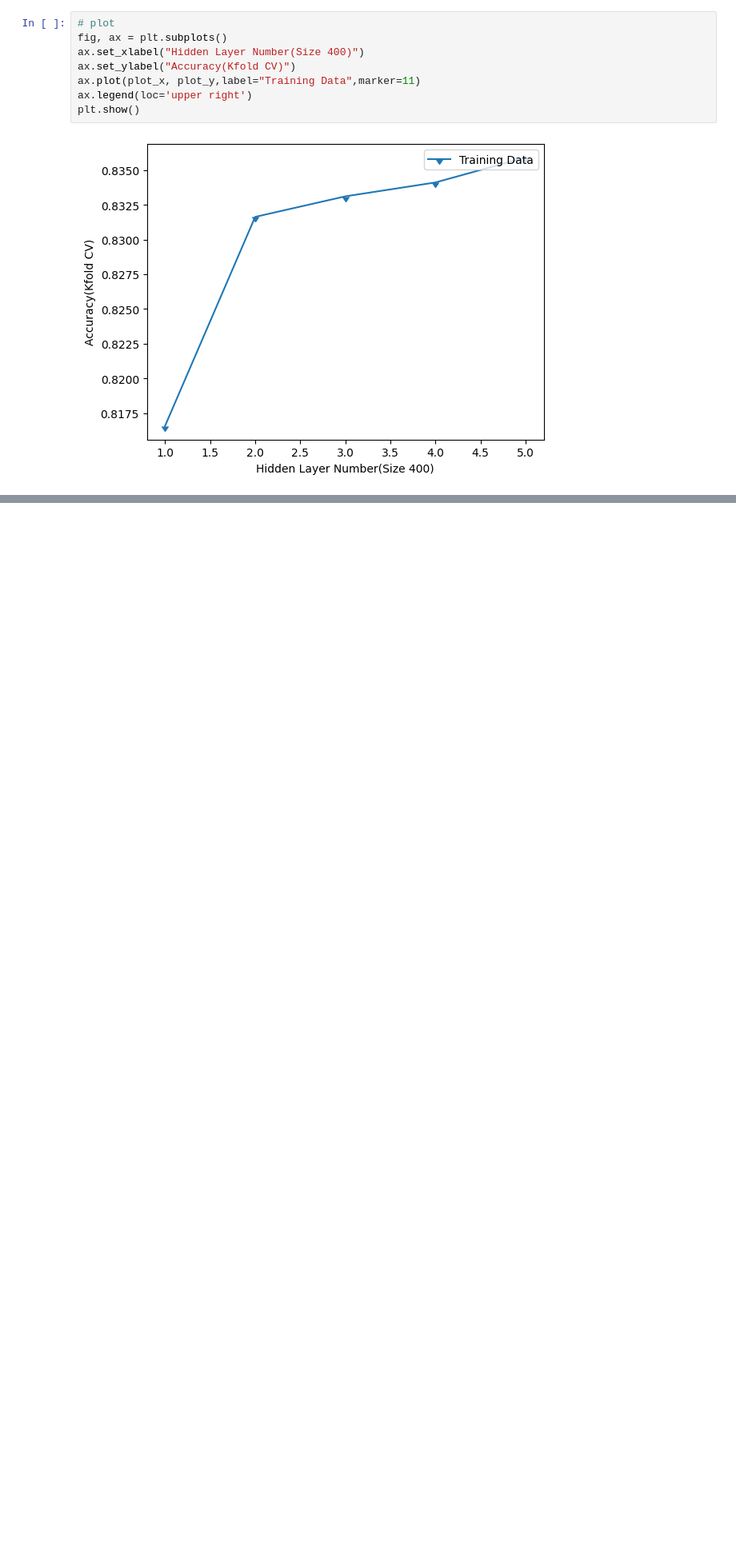
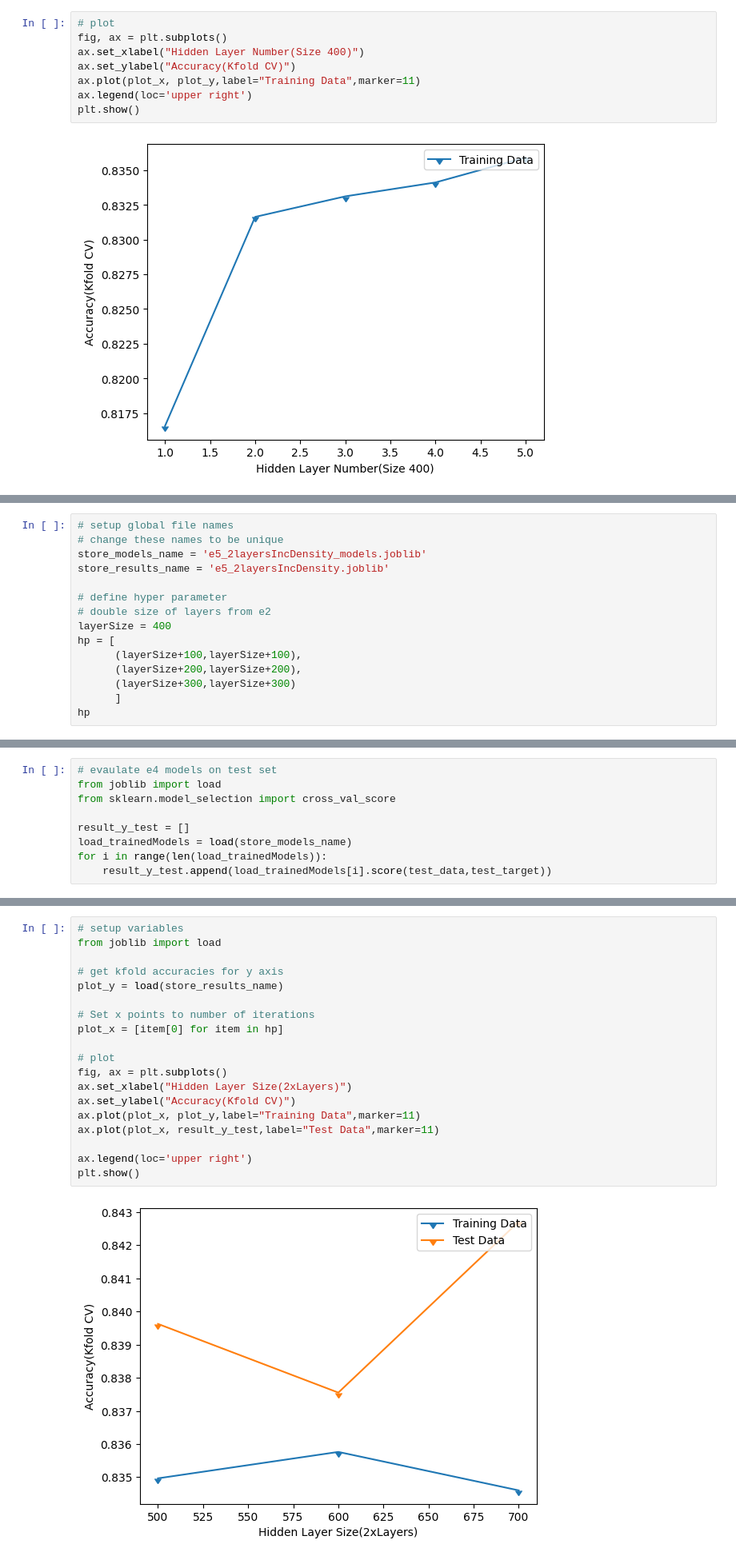
Before and after one commit to ebert-c/SENG-474-Project, a Jupyter notebook: seng475_project_nn_v2.ipynb, the cells around one changed output, grey strips where cells are left out. Shown at 80% size. Drawn from its saved outputs; the diff is of its cells as text; blank space fills up the shorter version.

```diff
--- a/seng475_project_nn_v2.ipynb
+++ b/seng475_project_nn_v2.ipynb
@@ -444,0 +644,15 @@ plt.show()
+# %%
+# setup global file names
+# change these names to be unique
+store_models_name = 'e5_2layersIncDensity_models.joblib'
+store_results_name = 'e5_2layersIncDensity.joblib'
+
+# define hyper parameter
+# double size of layers from e2
+layerSize = 400
+hp = [
+      (layerSize+100,layerSize+100),
+      (layerSize+200,layerSize+200),
+      (layerSize+300,layerSize+300)
+      ]
+hp
@@ -444,0 +661,9 @@ plt.show()
+# %%
+# evaulate e4 models on test set
+from joblib import load
+from sklearn.model_selection import cross_val_score
+
+result_y_test = []
+load_trainedModels = load(store_models_name)
+for i in range(len(load_trainedModels)):
+    result_y_test.append(load_trainedModels[i].score(test_data,test_target))
@@ -444,0 +674,21 @@ plt.show()
+# %%
+# setup variables
+from joblib import load
+
+# get kfold accuracies for y axis
+plot_y = load(store_results_name)
+
+# Set x points to number of iterations
+plot_x = [item[0] for item in hp]
+
+# plot
+fig, ax = plt.subplots()
+ax.set_xlabel("Hidden Layer Size(2xLayers)")
+ax.set_ylabel("Accuracy(Kfold CV)")
+ax.plot(plot_x, plot_y,label="Training Data",marker=11)
+ax.plot(plot_x, result_y_test,label="Test Data",marker=11)
+
+ax.legend(loc='upper right')
+plt.show()
+# %% [output]
+[figure, added]
```
Also changed, not shown: parts of 55 cells of this notebook, 1 other file.
